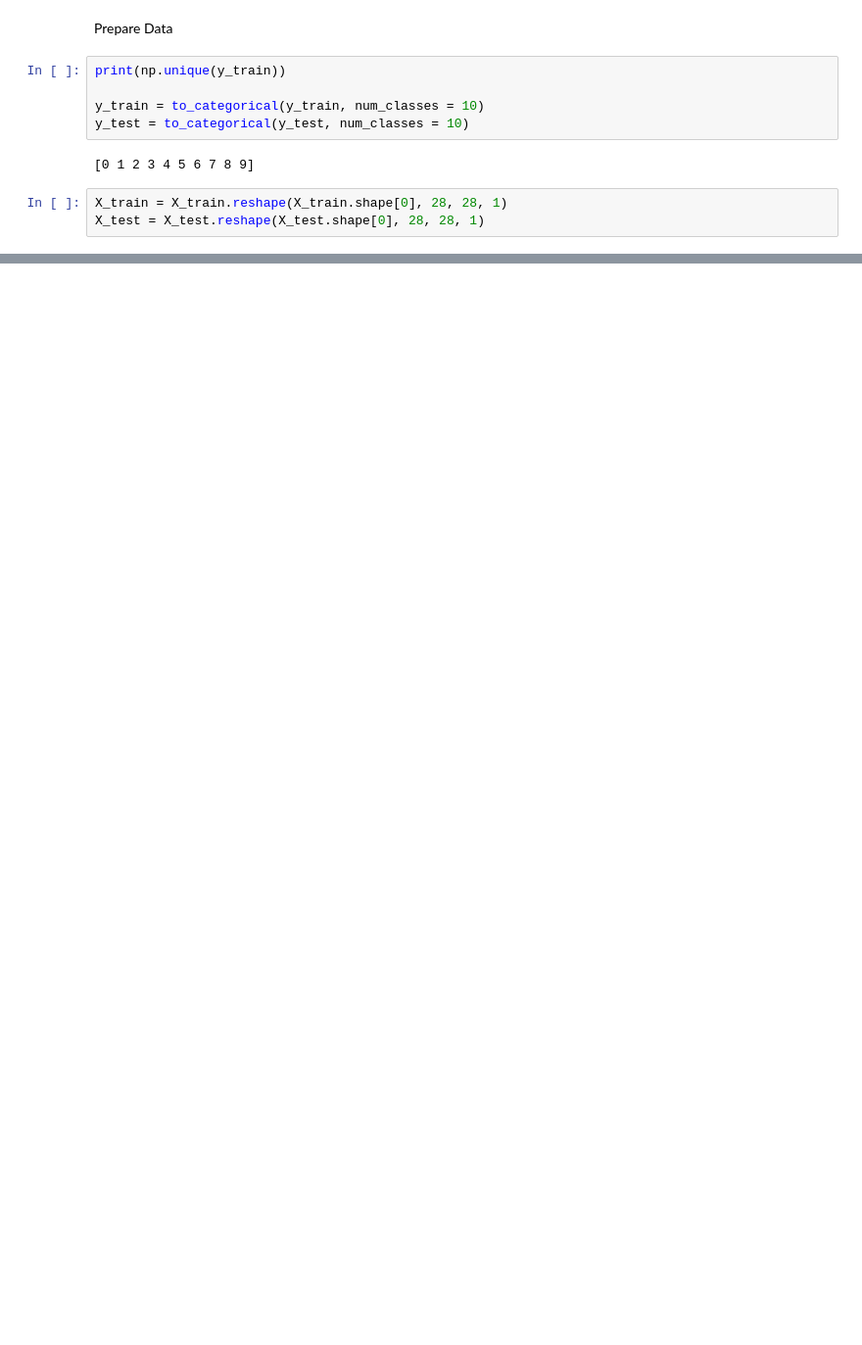
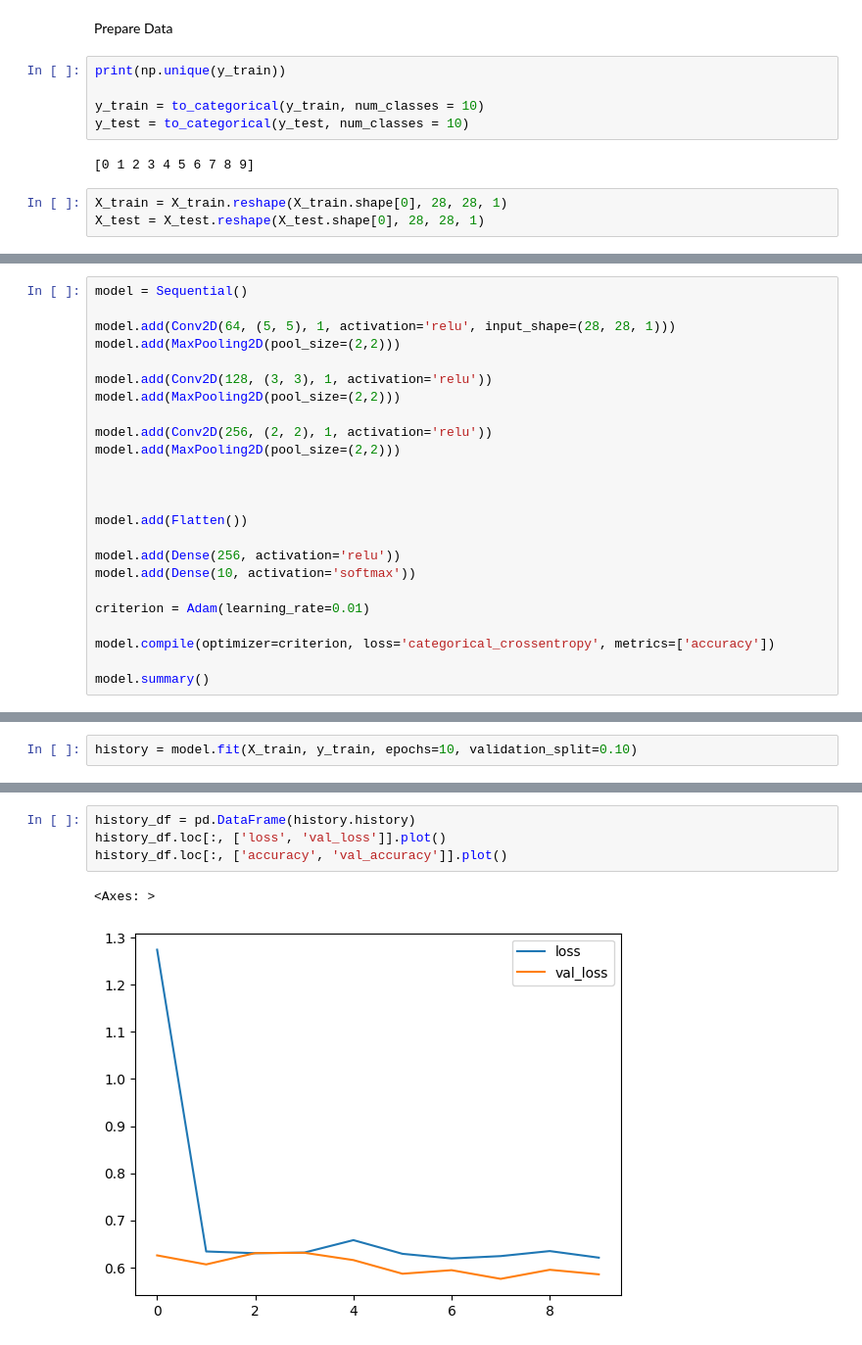
Before and after one commit to RBuck8339/MNIST, a Jupyter notebook: FashionPrediction.ipynb, the cells around one changed output, grey strips where cells are left out. Shown at 98% size. Saved outputs shown, nothing was run; the diff lists cells and outputs as text; blank space fills up the shorter version.

Commit message:
Accuracy now at 0.9016, working on increasing this further. Will likely implement regularization in the next few days.

```diff
--- a/FashionPrediction.ipynb
+++ b/FashionPrediction.ipynb
@@ -62,0 +56,24 @@ X_test = X_test.reshape(X_test.shape[0], 28, 28, 1)
+# %%
+model = Sequential()
+
+model.add(Conv2D(64, (5, 5), 1, activation='relu', input_shape=(28, 28, 1)))
+model.add(MaxPooling2D(pool_size=(2,2)))
+
+model.add(Conv2D(128, (3, 3), 1, activation='relu'))
+model.add(MaxPooling2D(pool_size=(2,2)))
+
+model.add(Conv2D(256, (2, 2), 1, activation='relu'))
+model.add(MaxPooling2D(pool_size=(2,2)))
+
+
+
+model.add(Flatten())
+
+model.add(Dense(256, activation='relu'))
+model.add(Dense(10, activation='softmax'))
+
+criterion = Adam(learning_rate=0.01)
+
+model.compile(optimizer=criterion, loss='categorical_crossentropy', metrics=['accuracy'])
+
+model.summary()
@@ -62,0 +104,2 @@ X_test = X_test.reshape(X_test.shape[0], 28, 28, 1)
+# %%
+history = model.fit(X_train, y_train, epochs=10, validation_split=0.10)
@@ -62,0 +138,7 @@ X_test = X_test.reshape(X_test.shape[0], 28, 28, 1)
+# %%
+history_df = pd.DataFrame(history.history)
+history_df.loc[:, ['loss', 'val_loss']].plot()
+history_df.loc[:, ['accuracy', 'val_accuracy']].plot()
+# %% [output]
+<Axes: >
+[figure, added]
```
Also changed, not shown: parts of 11 cells of this notebook.
